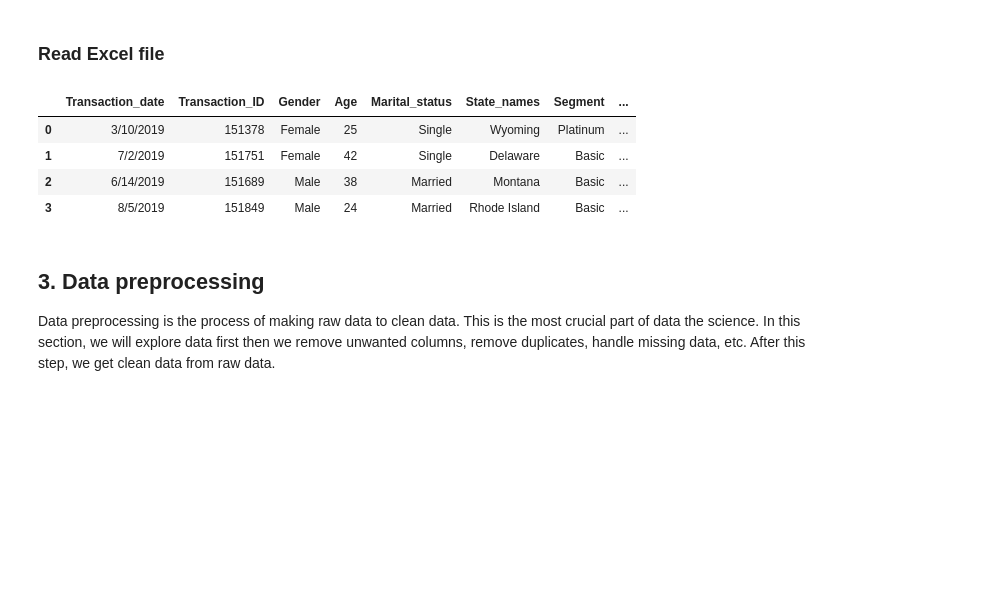
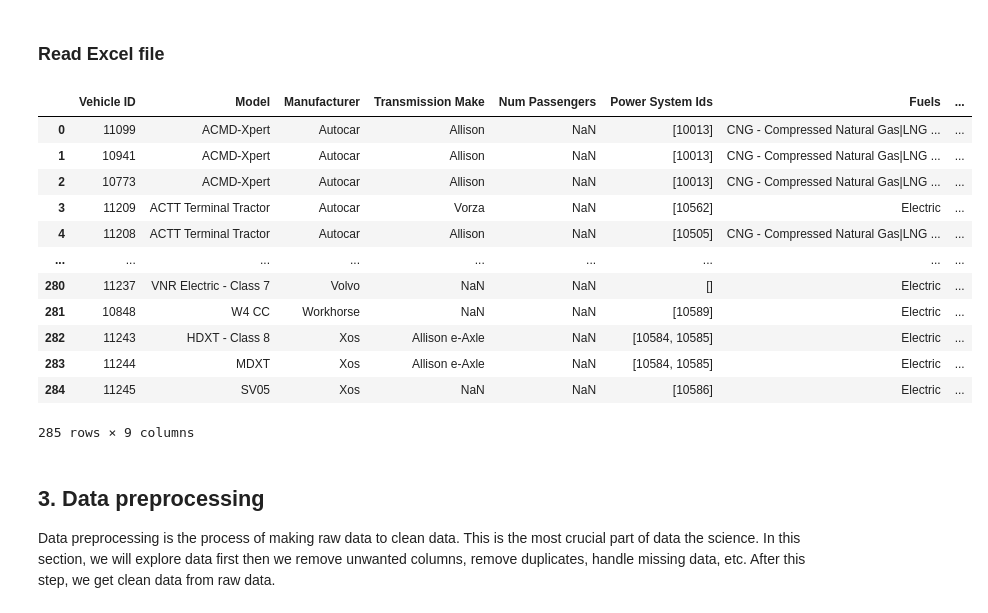
Before and after one commit to sxs001/L4DA_resources, a Jupyter notebook: pandas_tutorial.ipynb, the cells around one changed output. Cells and saved outputs as stored; diff of their text form; code cells hidden in the pictures; blank space fills up the shorter version.

```diff
--- a/pandas_tutorial.ipynb
+++ b/pandas_tutorial.ipynb
@@ -46,15 +35,23 @@ df_csv.head(3)
 ### Read Excel file
 # %%
 # read excel file
-url='https://github.com/tdmhub/L4DA_resources/raw/main/excel_file.xlsx'
+url='https://github.com/tdmhub/L4DA_resources/raw/main/medium-and-heavy-duty-vehicles-2023-07-17.xlsx'
 df_excel = pd.read_excel(url, sheet_name='Sheet1')
 df_excel
 # %% [output]
-|  | Transaction_date | Transaction_ID | Gender | Age | Marital_status | State_names | Segment | ... |
-| 0 | 3/10/2019 | 151378 | Female | 25 | Single | Wyoming | Platinum | ... |
-| 1 | 7/2/2019 | 151751 | Female | 42 | Single | Delaware | Basic | ... |
-| 2 | 6/14/2019 | 151689 | Male | 38 | Married | Montana | Basic | ... |
-| 3 | 8/5/2019 | 151849 | Male | 24 | Married | Rhode Island | Basic | ... |
+|  | Vehicle ID | Model | Manufacturer | Transmission Make | Num Passengers | Power System Ids | Fuels | ... |
+| 0 | 11099 | ACMD-Xpert | Autocar | Allison | NaN | [10013] | CNG - Compressed Natural Gas|LNG ... | ... |
+| 1 | 10941 | ACMD-Xpert | Autocar | Allison | NaN | [10013] | CNG - Compressed Natural Gas|LNG ... | ... |
+| 2 | 10773 | ACMD-Xpert | Autocar | Allison | NaN | [10013] | CNG - Compressed Natural Gas|LNG ... | ... |
+| 3 | 11209 | ACTT Terminal Tractor | Autocar | Vorza | NaN | [10562] | Electric | ... |
+| 4 | 11208 | ACTT Terminal Tractor | Autocar | Allison | NaN | [10505] | CNG - Compressed Natural Gas|LNG ... | ... |
+| ... | ... | ... | ... | ... | ... | ... | ... | ... |
+| 280 | 11237 | VNR Electric - Class 7 | Volvo | NaN | NaN | [] | Electric | ... |
+| 281 | 10848 | W4 CC | Workhorse | NaN | NaN | [10589] | Electric | ... |
+| 282 | 11243 | HDXT - Class 8 | Xos | Allison e-Axle | NaN | [10584, 10585] | Electric | ... |
+| 283 | 11244 | MDXT | Xos | Allison e-Axle | NaN | [10584, 10585] | Electric | ... |
+| 284 | 11245 | SV05 | Xos | NaN | NaN | [10586] | Electric | ... |
+285 rows × 9 columns
 # %% [markdown]
 ## 3. Data preprocessing
 Data preprocessing is the process of making raw data to clean data. This is the most crucial part of data the science. In this section, we will explore data first then we remove unwanted columns, remove duplicates, handle missing data, etc. After this step, we get clean data from raw data.
```
Also changed, not shown: parts of 143 cells of this notebook.
